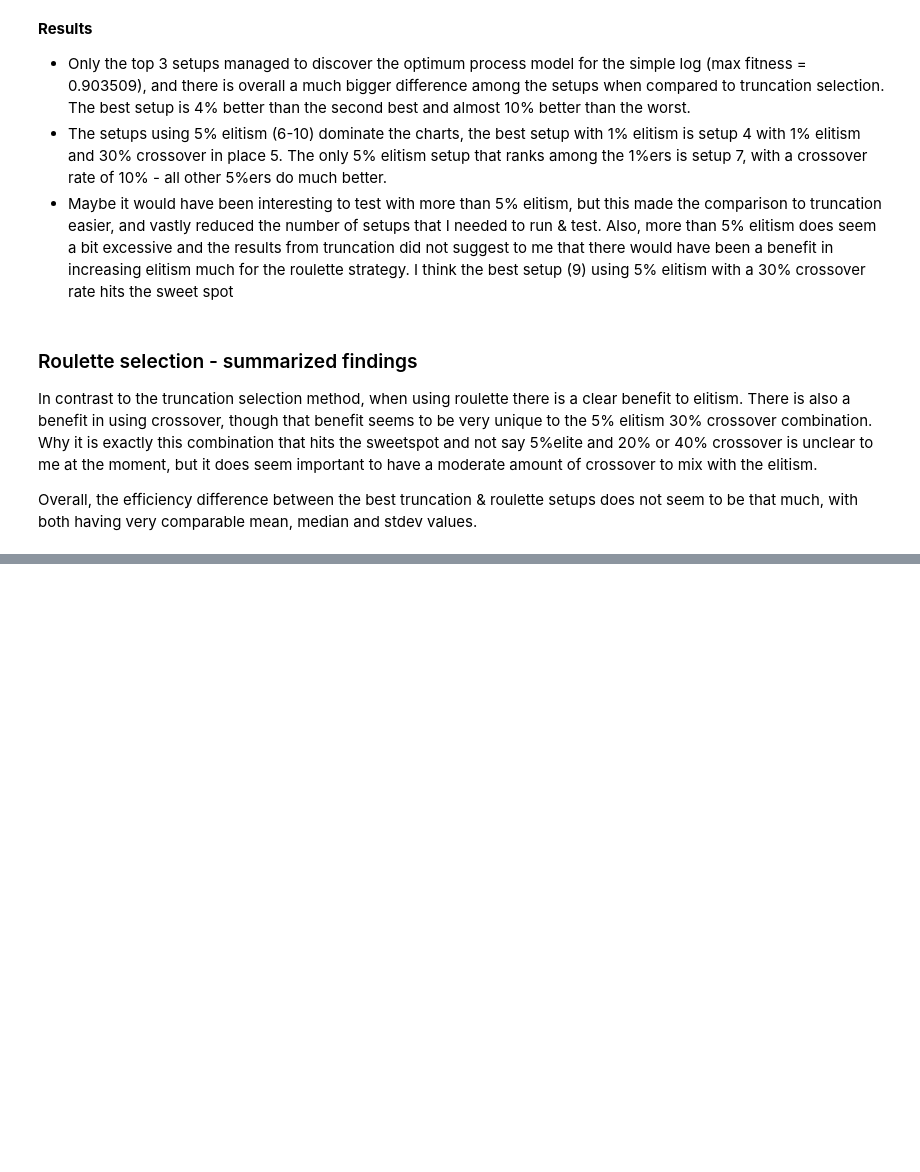
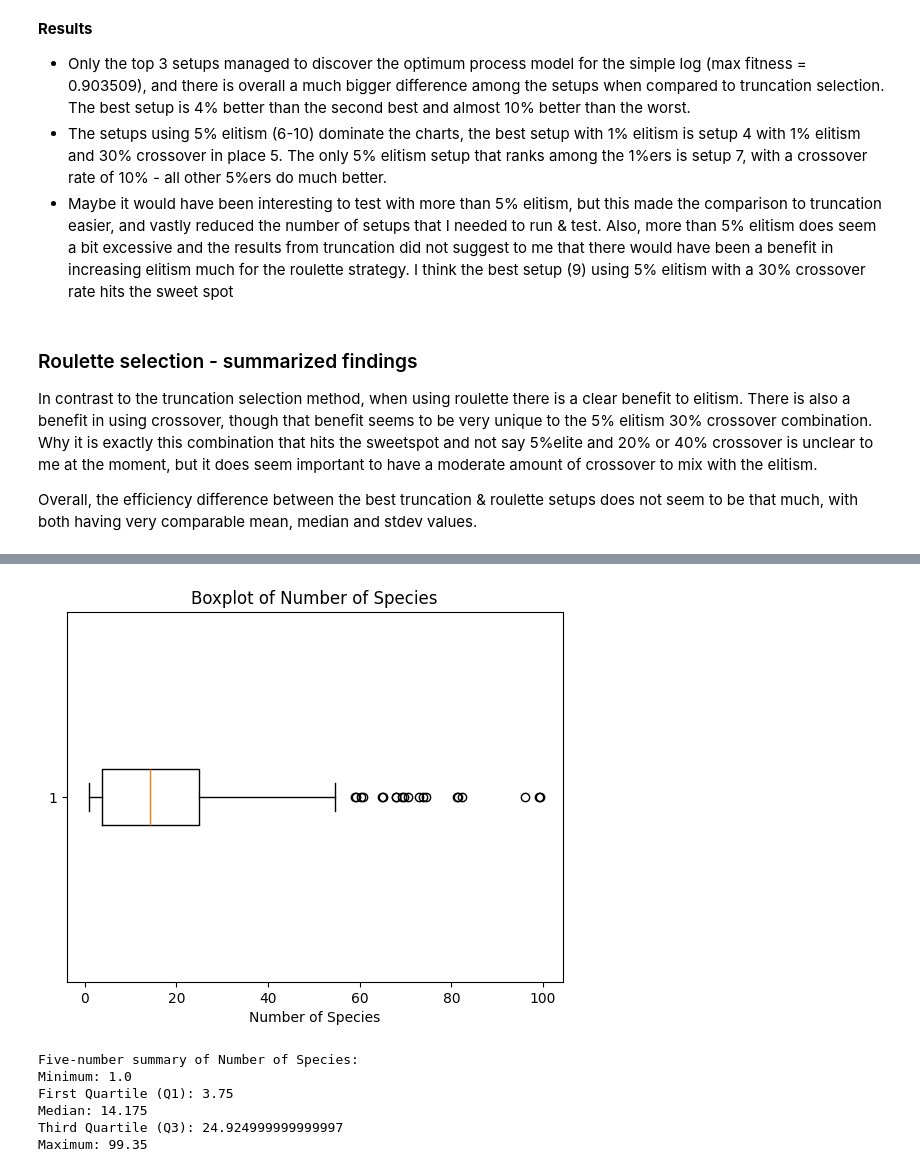
Before and after one commit to pastra98/EvolvePetriNets, a Jupyter notebook: analysis/analysis.ipynb, the cells around one changed output, grey strips where cells are left out. Saved outputs shown, nothing was run; the diff lists cells and outputs as text; code cells hidden in the pictures; blank space fills up the shorter version.

```diff
--- a/analysis/analysis.ipynb
+++ b/analysis/analysis.ipynb
@@ -566,0 +889,28 @@ Overall, the efficiency difference between the best truncation & roulette setups
+# %%
+plt.boxplot(nspecies, vert=False)
+plt.title('Boxplot of Number of Species')
+plt.xlabel('Number of Species')
+plt.show()
+
+# Calculate the five-number summary
+min_val = np.min(nspecies)
+q1 = np.percentile(nspecies, 25)
+median = np.median(nspecies)
+q3 = np.percentile(nspecies, 75)
+max_val = np.max(nspecies)
+
+# Print the five-number summary
+print("Five-number summary of Number of Species:")
+print(f"Minimum: {min_val}")
+print(f"First Quartile (Q1): {q1}")
+print(f"Median: {median}")
+print(f"Third Quartile (Q3): {q3}")
+print(f"Maximum: {max_val}")
+# %% [output]
+[figure, added]
+Five-number summary of Number of Species:
+Minimum: 1.0
+First Quartile (Q1): 3.75
+Median: 14.175
+Third Quartile (Q3): 24.924999999999997
+Maximum: 99.35
```
Also changed, not shown: parts of 11 cells of this notebook.
